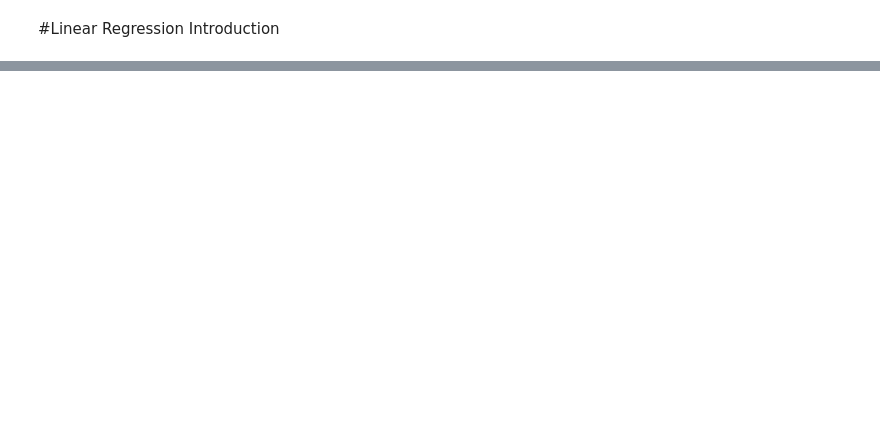
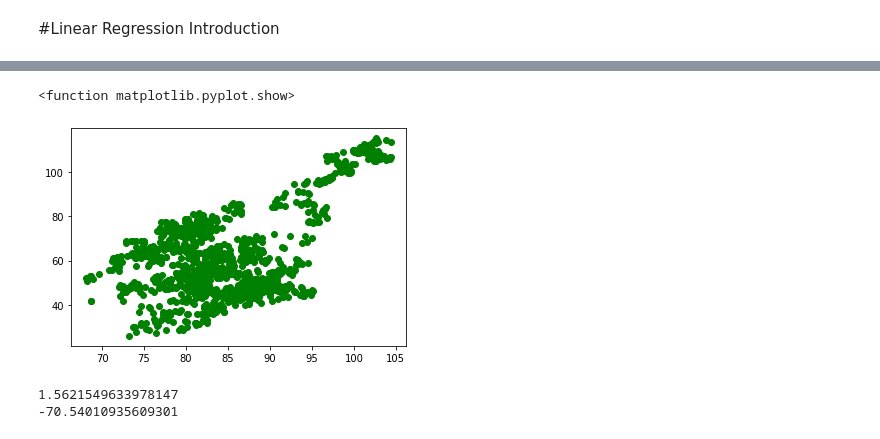
Before and after one commit to VictorMercier/Track-Data-Science, a Jupyter notebook: Untitled0.ipynb, the cells around one changed output, grey strips where cells are left out. Saved outputs shown, nothing was run; the diff lists cells and outputs as text; code cells hidden in the pictures; blank space fills up the shorter version.

```diff
--- a/Untitled0.ipynb
+++ b/Untitled0.ipynb
@@ -28,0 +16,5 @@ s = numpy.linalg.lstsq(a, b)
+# %%
+# J'ai importé un excel que j'ai vu dans une vidéo youtube où un mec explique comment on fait une regréssion linéaire.
+# Le excel est dans l'onglet fichier si vous voulez le voir.
+data = pd.read_excel(r"oil_exxon.xlsx")
+data
@@ -28,0 +35,7 @@ s = numpy.linalg.lstsq(a, b)
+# %%
+# Ici je change la colonne Index tout à gauche par les dates pour une meilleure lisibitité du tableau
+data.index = pd.to_datetime(data['date'])
+
+# Avec la fonction .drop() je retire la colonne date du tableau vu qu'elle est en index.
+data = data.drop(['date'], axis=1)
+data
@@ -28,0 +59,3 @@ s = numpy.linalg.lstsq(a, b)
+# %%
+data = data.rename(columns={"exon_price" : "exxon_price"})
+data
@@ -28,0 +77,7 @@ s = numpy.linalg.lstsq(a, b)
+# %%
+# Je vérifie s'il y a des cases vides (i.e avec des NA ou NaN)
+data.isna().any()
+
+# Etant donné que j'ai True, je vais les enlever avec la fonction .dropna()
+data = data.dropna()
+data
@@ -28,0 +99,21 @@ s = numpy.linalg.lstsq(a, b)
+# %%
+# Je définis mes axes x et y
+x = data["exxon_price"]
+y = data["oil_price"]
+
+# 1er graph simple sous forme de rond, d'où le "o" qui indique le format.
+plt.plot(x, y, "o", color = "green")
+plt.show
+# %% [output]
+<function matplotlib.pyplot.show>
+[figure, added]
+# %%
+#m is the slope = la pente
+#b is the intercept = point d'intersection avec l'axe
+m, b = np.polyfit(x,y,1)
+# Cette fonction permet de calculer m et b afin de faire la droite sur le graph
+print (m)
+print (b)
+# %% [output]
+1.5621549633978147
+-70.54010935609301
```
Also changed, not shown: parts of 9 cells of this notebook.
